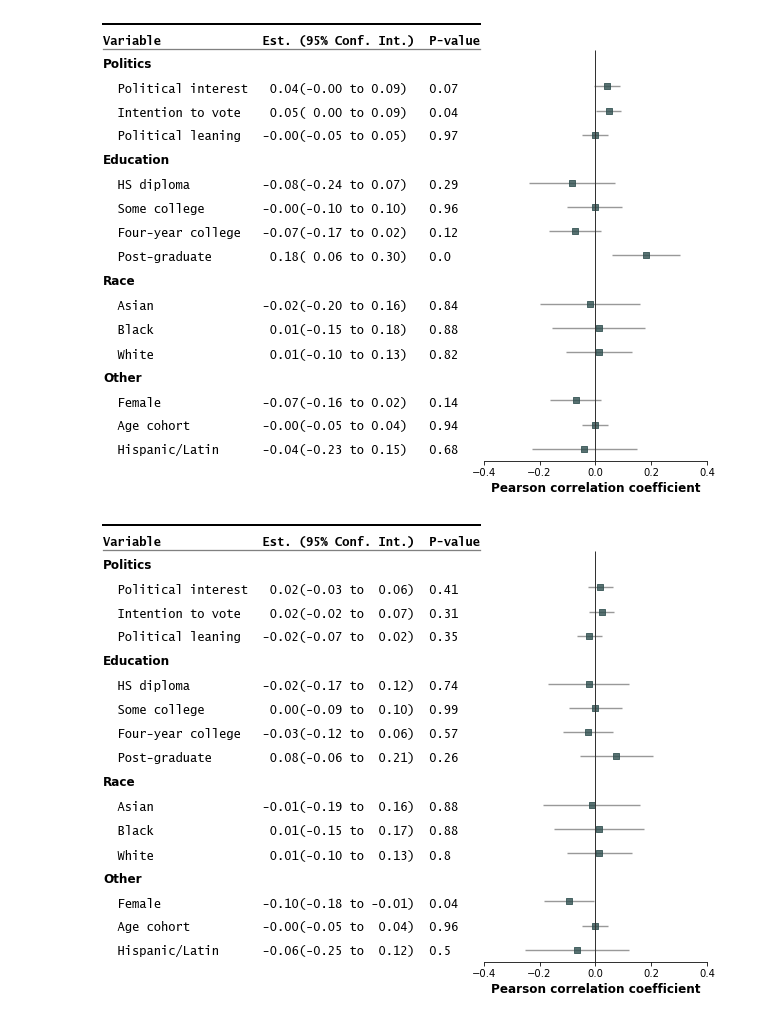
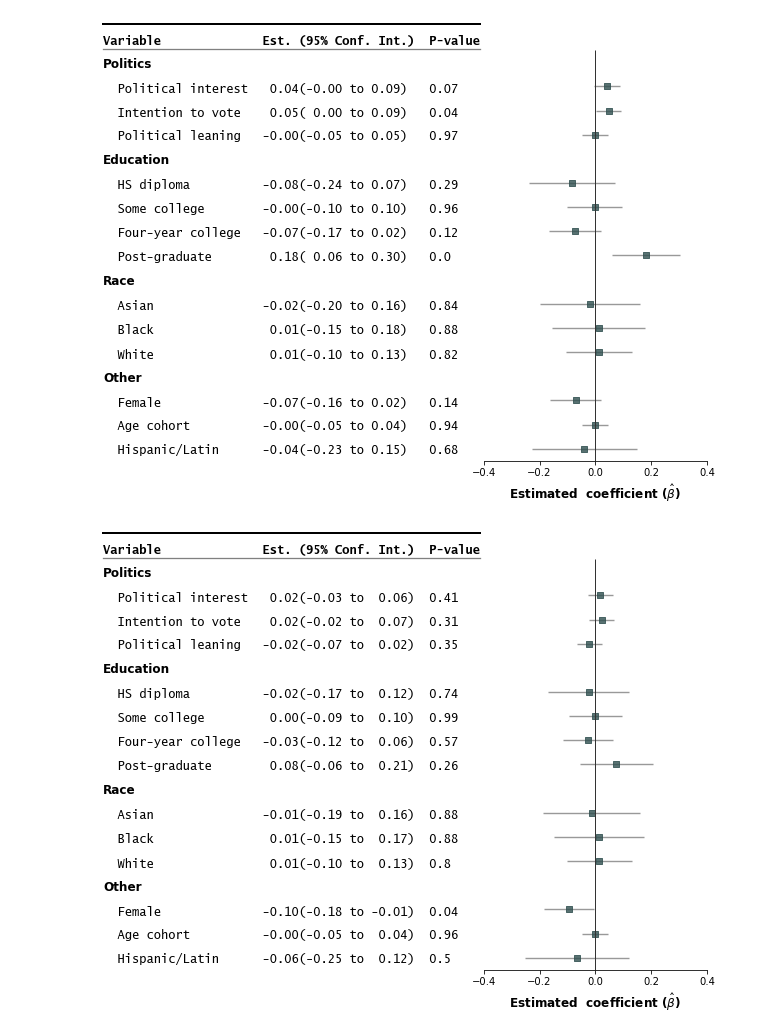
Before and after one commit to soodoku/partisan-gaps, a Jupyter notebook: scripts/py/baltest.ipynb, the cells around one changed output. Cells and saved outputs as stored; diff of their text form; code cells hidden in the pictures.

Commit message:
Fix baltests xlabel
Fix xlabelling for the forestplot of balance tests between treatment arms

```diff
--- a/scripts/py/baltest.ipynb
+++ b/scripts/py/baltest.ipynb
@@ -43,28 +43,28 @@ grouplabels = [
 # %%
 for comparison in ["RW", "FSR", "14k", "24k"]:
     dtafile = f"../../data/turk/storespecs-baltest-{comparison}-ips.dta"
     df = (pd.read_stata(dtafile)
           .assign(
               varlabel=varlabels,
               grouplabel=grouplabels,
               pval=lambda df: df.pval.round(2)
           )
          )
 
     fp.forestplot(df,  # the dataframe with results data
                   estimate="beta",  # col containing estimated effect size
                   ll="l95", hl="u95",  # lower & higher limits of conf. int.
                   varlabel="varlabel",  # column containing the varlabels to be printed on far left
                   groupvar="grouplabel",
                   group_order=["Politics", "Education", "Race", "Other"],
                   annote=["est_ci", "pval",],
                   xticks=[-.4, -.2, 0, .2, .4],
                   annoteheaders=["Est. (95% Conf. Int.)", "P-value"],  # ^corresponding headers
-                  xlabel="Pearson correlation coefficient",  # x-label title
+                  xlabel="Estimated  coefficient ($\\hat{\\beta}$)",  # x-label title
                   table=True,  # Format as a table
                   )
 
     save_mpl_fig(f"../../figs/study1-baltest-{comparison}-ips")
 # %% [output]
-[figure, old version]
+[figure, new version]
-[figure, old version]
+[figure, new version]
```
Also changed, not shown: parts of 2 cells of this notebook, 8 other files.
